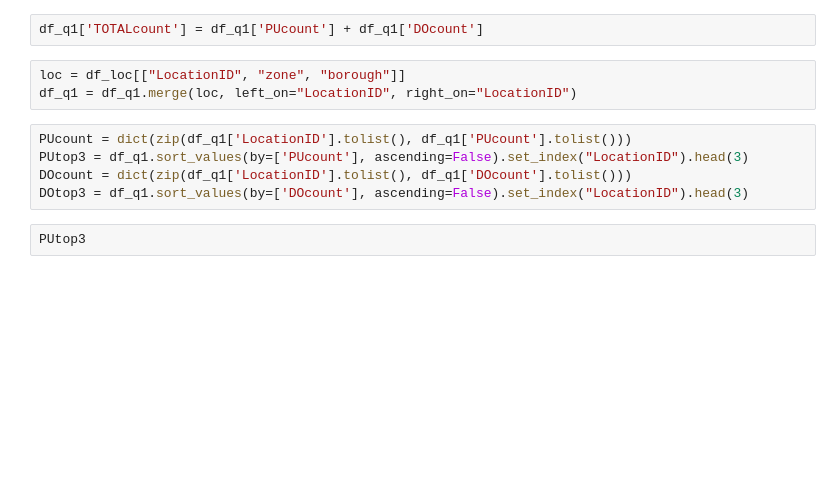
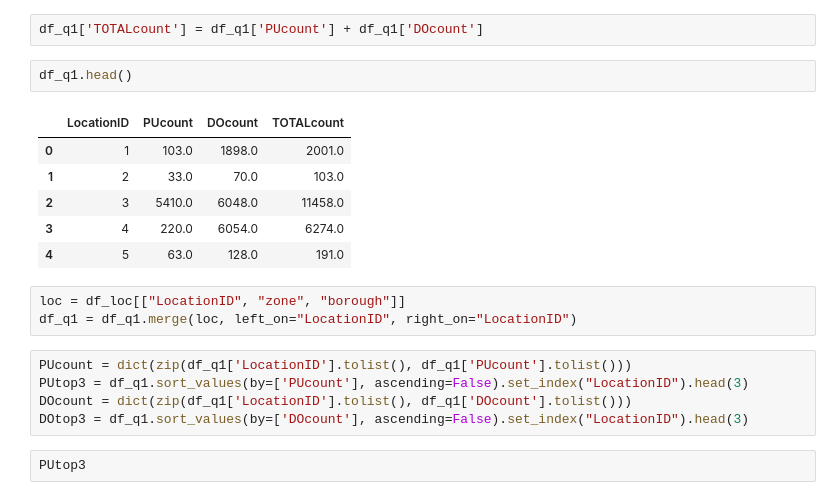
Before and after one commit to crazybber/go-jupyter, a Jupyter notebook: Analyzing-NYC-TLC-Green-Car-Enhanced.ipynb, the cells around one changed output. Saved outputs shown, nothing was run; the diff lists cells and outputs as text; blank space fills up the shorter version.

```diff
--- a/Analyzing-NYC-TLC-Green-Car-Enhanced.ipynb
+++ b/Analyzing-NYC-TLC-Green-Car-Enhanced.ipynb
@@ -374,5 +392,14 @@ df_q1 = pd.concat([df_pu, df_do]).join(template.set_index("LocationID"), how = '
 # %%
 df_q1['TOTALcount'] = df_q1['PUcount'] + df_q1['DOcount']
+# %%
+df_q1.head()
+# %% [output]
+|  | LocationID | PUcount | DOcount | TOTALcount |
+| 0 | 1 | 103.0 | 1898.0 | 2001.0 |
+| 1 | 2 | 33.0 | 70.0 | 103.0 |
+| 2 | 3 | 5410.0 | 6048.0 | 11458.0 |
+| 3 | 4 | 220.0 | 6054.0 | 6274.0 |
+| 4 | 5 | 63.0 | 128.0 | 191.0 |
 # %%
 loc = df_loc[["LocationID", "zone", "borough"]]
 df_q1 = df_q1.merge(loc, left_on="LocationID", right_on="LocationID")
```
Also changed, not shown: parts of 2 cells of this notebook, 2 other files.
